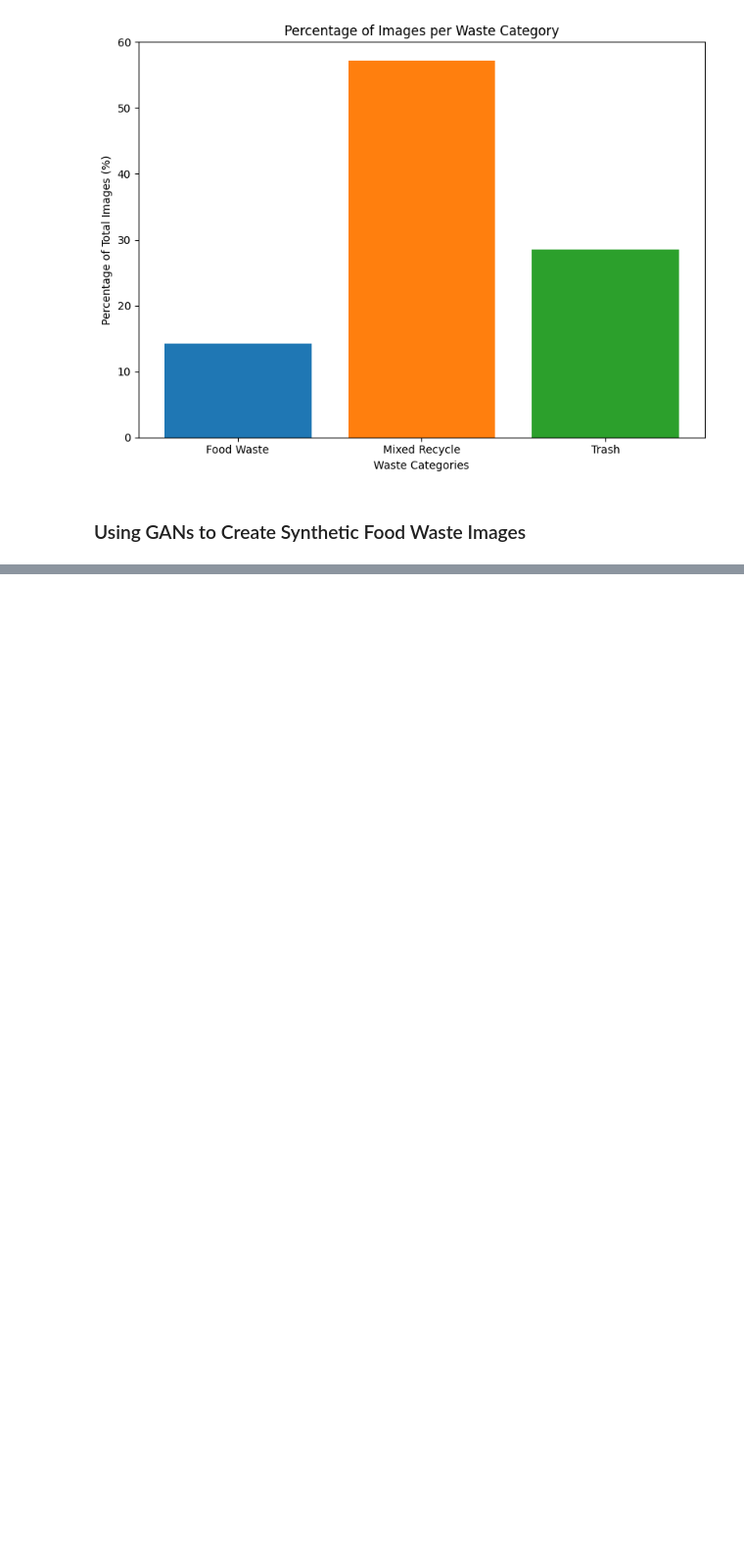
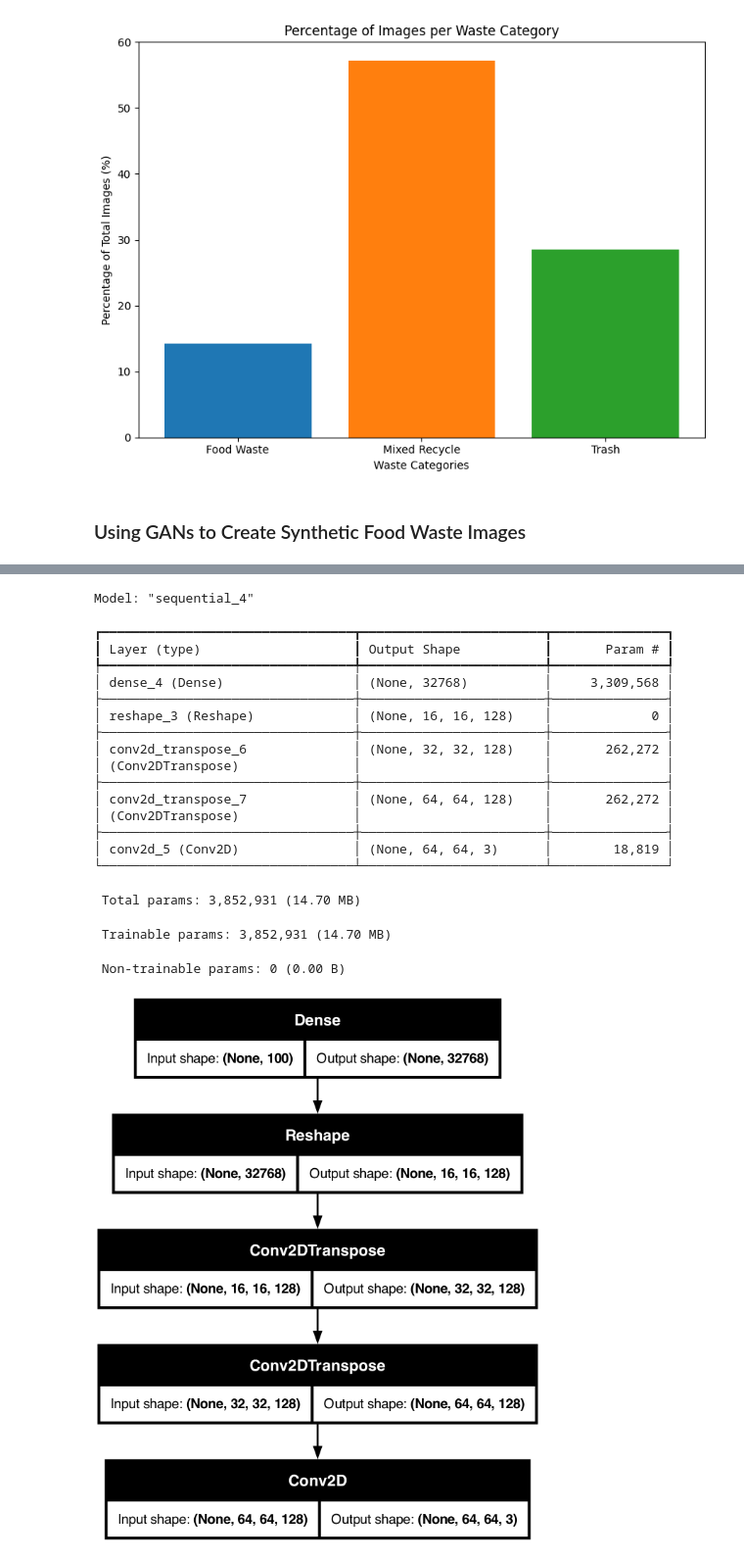
Before and after one commit to Louie-Belile/DS340-CNN-Project, a Jupyter notebook: EDA.ipynb, the cells around one changed output, grey strips where cells are left out. Shown at 98% size. Drawn from its saved outputs; the diff is of its cells as text; code cells hidden in the pictures; blank space fills up the shorter version.

```diff
--- a/EDA.ipynb
+++ b/EDA.ipynb
@@ -250,0 +322,46 @@ images = np.array(images)
+# %%
+
+
+import tensorflow as tf
+
+latent_dim = 100  # Size of noise vector
+image_shape = (64, 64, 3)  # Image dimensions
+
+# Instantiate models
+generator = build_generator(latent_dim)
+discriminator = build_discriminator(image_shape)
+
+# Compile discriminator
+discriminator.compile(optimizer="adam", loss="binary_crossentropy", metrics=["accuracy"])
+
+# Build and compile GAN
+discriminator.trainable = False  # Freeze discriminator weights for GAN training
+gan_input = layers.Input(shape=(latent_dim,))
+generated_image = generator(gan_input)
+gan_output = discriminator(generated_image)
+gan = tf.keras.Model(gan_input, gan_output)
+gan.compile(optimizer="adam", loss="binary_crossentropy")
+# %%
+generator.summary()  # Prints a textual summary of the generator model
+tf.keras.utils.plot_model(generator, show_shapes=True, to_file="generator_architecture.png")
+# %% [output]
+Model: "sequential_4"
+┏━━━━━━━━━━━━━━━━━━━━━━━━━━━━━━━━━┳━━━━━━━━━━━━━━━━━━━━━━━━┳━━━━━━━━━━━━━━━┓
+┃ Layer (type)                    ┃ Output Shape           ┃       Param # ┃
+┡━━━━━━━━━━━━━━━━━━━━━━━━━━━━━━━━━╇━━━━━━━━━━━━━━━━━━━━━━━━╇━━━━━━━━━━━━━━━┩
+│ dense_4 (Dense)                 │ (None, 32768)          │     3,309,568 │
+├─────────────────────────────────┼────────────────────────┼───────────────┤
+│ reshape_3 (Reshape)             │ (None, 16, 16, 128)    │             0 │
+├─────────────────────────────────┼────────────────────────┼───────────────┤
+│ conv2d_transpose_6              │ (None, 32, 32, 128)    │       262,272 │
+│ (Conv2DTranspose)               │                        │               │
+├─────────────────────────────────┼────────────────────────┼───────────────┤
+│ conv2d_transpose_7              │ (None, 64, 64, 128)    │       262,272 │
+│ (Conv2DTranspose)               │                        │               │
+├─────────────────────────────────┼────────────────────────┼───────────────┤
+│ conv2d_5 (Conv2D)               │ (None, 64, 64, 3)      │        18,819 │
+└─────────────────────────────────┴────────────────────────┴───────────────┘
+ Total params: 3,852,931 (14.70 MB)
+ Trainable params: 3,852,931 (14.70 MB)
+ Non-trainable params: 0 (0.00 B)
+[figure, added]
```
Also changed, not shown: parts of 23 cells of this notebook, 3 other files.
